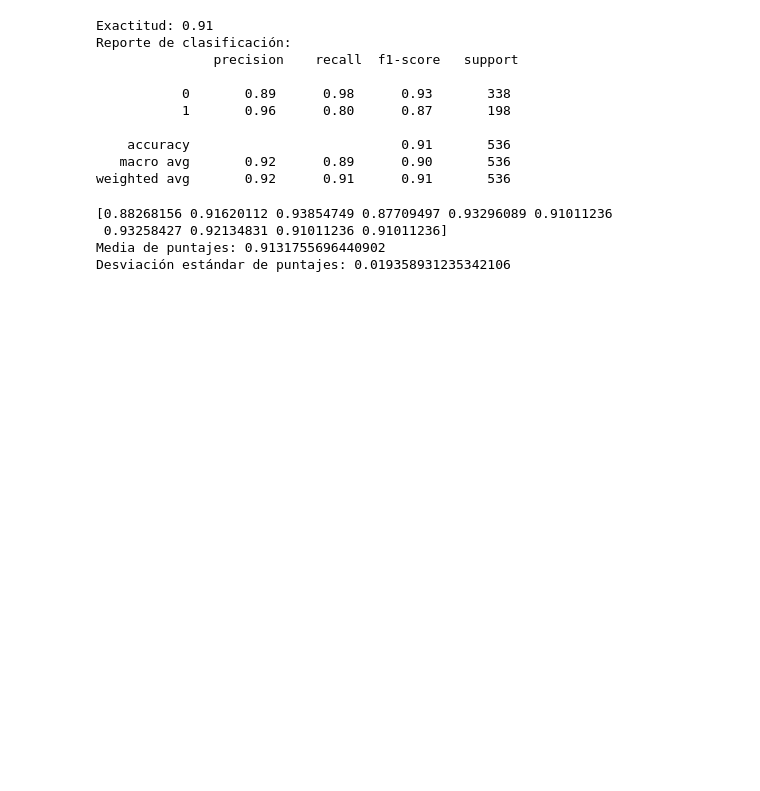
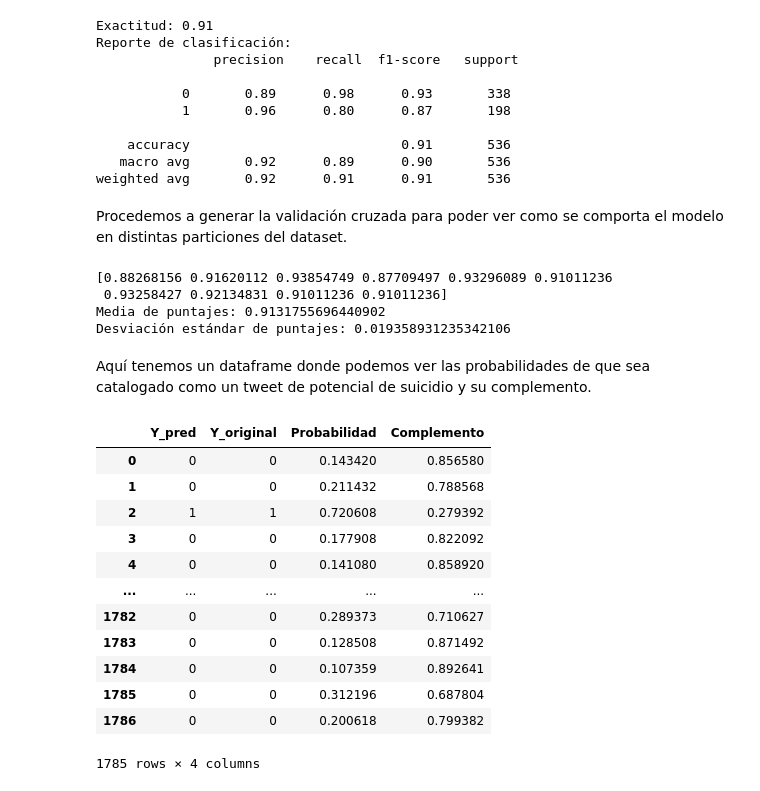
Before and after one commit to zac3e/Portafolio_1, a Jupyter notebook: Suicidal_tweet_detection.ipynb, the cells around one changed output. Cells and saved outputs as stored; diff of their text form; code cells hidden in the pictures; blank space fills up the shorter version.

```diff
--- a/Suicidal_tweet_detection.ipynb
+++ b/Suicidal_tweet_detection.ipynb
@@ -166,6 +184,8 @@ Reporte de clasificación:
     accuracy                           0.91       536
    macro avg       0.92      0.89      0.90       536
 weighted avg       0.92      0.91      0.91       536
+# %% [markdown]
+Procedemos a generar la validación cruzada para poder ver como se comporta el modelo en distintas particiones del dataset.
 # %%
 from sklearn.model_selection import cross_val_score
 scores = cross_val_score(MultinomialNB(), P_F, data_2["Suicide"], scoring="accuracy", cv=10)
@@ -183,5 +203,25 @@ Desviación estándar de puntajes: 0.019358931235342106
 # %%
 prediccion_X=pd.DataFrame({
     "Y_pred" : nm_class.predict(P_F),
-    "Y_original" : data_2["Suicide"]
+    "Y_original" : data_2["Suicide"],
+    "Probabilidad": nm_class.predict_proba(P_F).T [1],
+    "Complemento": nm_class.predict_proba(P_F).T [0]
 })
+# %% [markdown]
+Aquí tenemos un dataframe donde  podemos ver las probabilidades de que sea catalogado como un tweet de potencial de suicidio y su complemento.
+# %%
+prediccion_X
+# %% [output]
+|  | Y_pred | Y_original | Probabilidad | Complemento |
+| 0 | 0 | 0 | 0.143420 | 0.856580 |
+| 1 | 0 | 0 | 0.211432 | 0.788568 |
+| 2 | 1 | 1 | 0.720608 | 0.279392 |
+| 3 | 0 | 0 | 0.177908 | 0.822092 |
+| 4 | 0 | 0 | 0.141080 | 0.858920 |
+| ... | ... | ... | ... | ... |
+| 1782 | 0 | 0 | 0.289373 | 0.710627 |
+| 1783 | 0 | 0 | 0.128508 | 0.871492 |
+| 1784 | 0 | 0 | 0.107359 | 0.892641 |
+| 1785 | 0 | 0 | 0.312196 | 0.687804 |
+| 1786 | 0 | 0 | 0.200618 | 0.799382 |
+1785 rows × 4 columns
```
Also changed, not shown: parts of 21 cells of this notebook.
